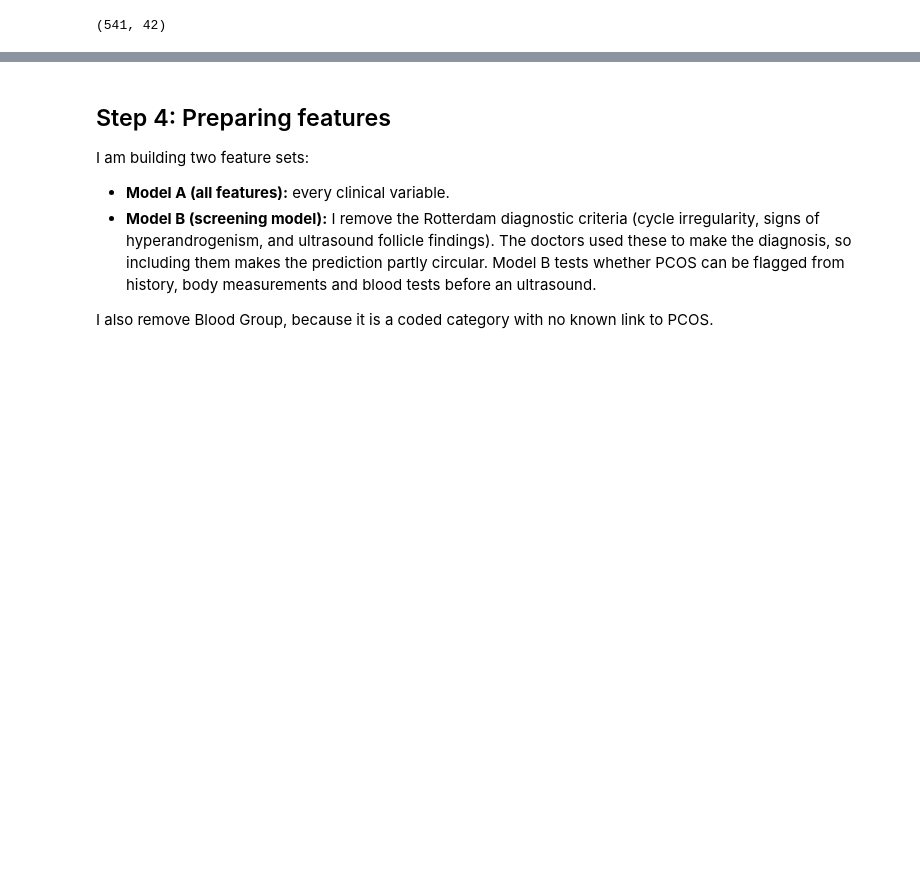
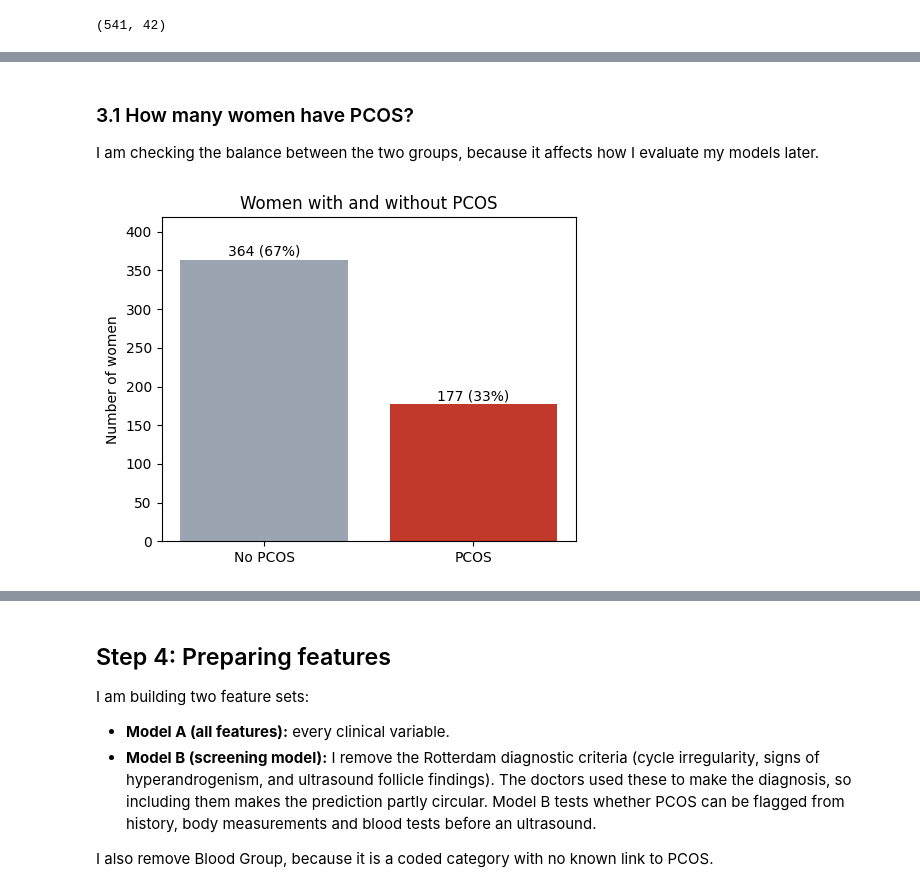
Before and after one commit to abhisat16/PCOS-Project, a Jupyter notebook: pcos_analysis.ipynb, the cells around one changed output, grey strips where cells are left out. Saved outputs shown, nothing was run; the diff lists cells and outputs as text; code cells hidden in the pictures; blank space fills up the shorter version.

```diff
--- a/pcos_analysis.ipynb
+++ b/pcos_analysis.ipynb
@@ -382,0 +387,20 @@ print(df.shape)
+# %% [markdown]
+### 3.1 How many women have PCOS?
+
+I am checking the balance between the two groups, because it affects how I evaluate my models later.
+# %%
+# I am plotting the number of women with and without PCOS
+counts = df["PCOS (Y/N)"].map({0: "No PCOS", 1: "PCOS"}).value_counts()
+
+fig, ax = plt.subplots(figsize=(5, 4))
+ax.bar(counts.index, counts.values, color=["#9aa5b1", "#c0392b"])
+for i, v in enumerate(counts.values):
+    ax.text(i, v + 5, f"{v} ({v / len(df):.0%})", ha="center")
+ax.set_title("Women with and without PCOS")
+ax.set_ylabel("Number of women")
+ax.set_ylim(0, counts.max() * 1.15)
+plt.tight_layout()
+plt.savefig("fig1_pcos_counts.png", dpi=150)
+plt.show()
+# %% [output]
+[figure, added]
```
Also changed, not shown: parts of 23 cells of this notebook.
